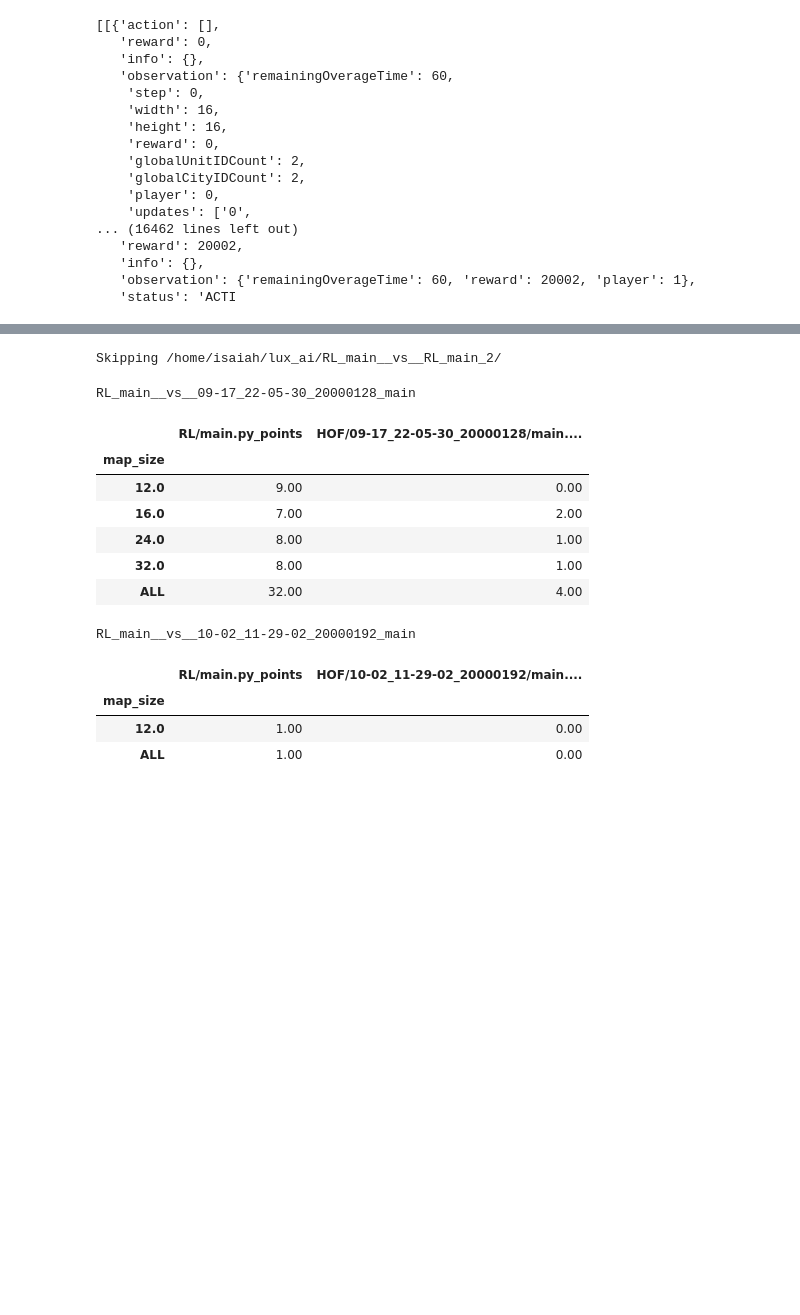
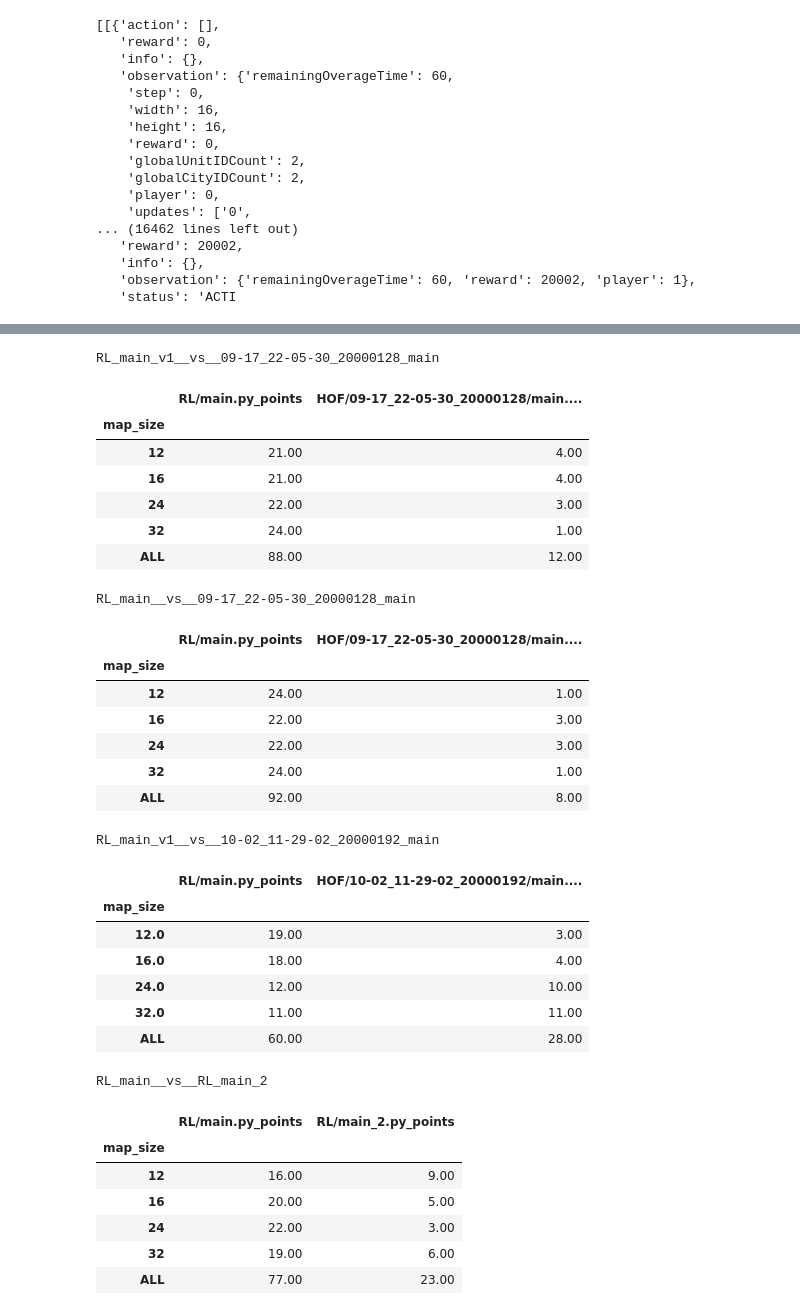
Before and after one commit to IsaiahPressman/Kaggle_Lux_AI_2021, a Jupyter notebook: Testing_and_Debugging.ipynb, the cells around one changed output, grey strips where cells are left out. Drawn from its saved outputs; the diff is of its cells as text; code cells hidden in the pictures; blank space fills up the shorter version.

```diff
--- a/Testing_and_Debugging.ipynb
+++ b/Testing_and_Debugging.ipynb
@@ -118,47 +118,67 @@ def extract_results_to_dict(
     }
 # %%
 replay_dirs = [
+    "/home/isaiah/lux_ai/RL_main_v1__vs__09-17_22-05-30_20000128_main/",
     "/home/isaiah/lux_ai/RL_main__vs__09-17_22-05-30_20000128_main/",
+    "/home/isaiah/lux_ai/RL_main_v1__vs__10-02_11-29-02_20000192_main",
     "/home/isaiah/lux_ai/RL_main__vs__10-02_11-29-02_20000192_main",
     "/home/isaiah/lux_ai/RL_main__vs__RL_main_2/"
 ]
 
 
 all_result_dfs = {}
 for replays_dir in replay_dirs:
     all_results = pd.DataFrame([extract_results_to_dict(file_name, verbose=False) for file_name in sorted(Path(replays_dir).glob("*.json"))]).dropna()
     if all_results.shape[0] == 0 or all_results.shape[1] == 0:
         print(f"Skipping {replays_dir}")
         continue
     agent_point_cols = []
     for agent_name in pd.unique(all_results[["p1", "p2"]].values.ravel()):
         apc = f"{agent_name}_points"
         agent_point_cols.append(apc)
         all_results[apc] = all_results["p1_points"].where(all_results["p1"] == agent_name, all_results["p2_points"])
 
     df_subset = all_results[["map_size", *agent_point_cols]]
     result = df_subset.groupby("map_size", as_index=False).sum()
     aggregate_result = df_subset.drop(["map_size"], axis=1).sum()
     aggregate_result["map_size"] = "ALL"
 
     result = result.append(aggregate_result, ignore_index=True).set_index("map_size")
     all_result_dfs[replays_dir] = result
 
 for replay_dir, df in all_result_dfs.items():
     display(df.style.set_caption(Path(replay_dir).stem))
     #display(df)
 # %% [output]
-Skipping /home/isaiah/lux_ai/RL_main__vs__RL_main_2/
+RL_main_v1__vs__09-17_22-05-30_20000128_main
+|  | RL/main.py_points | HOF/09-17_22-05-30_20000128/main.... |
+| map_size |  |  |
+| 12 | 21.00 | 4.00 |
+| 16 | 21.00 | 4.00 |
+| 24 | 22.00 | 3.00 |
+| 32 | 24.00 | 1.00 |
+| ALL | 88.00 | 12.00 |
 RL_main__vs__09-17_22-05-30_20000128_main
-|  | RL/main.py_points | HOF/09-17_22-05-30_20000128/main.... |
-| map_size |  |  |
-| 12.0 | 9.00 | 0.00 |
-| 16.0 | 7.00 | 2.00 |
-| 24.0 | 8.00 | 1.00 |
-| 32.0 | 8.00 | 1.00 |
-| ALL | 32.00 | 4.00 |
+|  | RL/main.py_points | HOF/09-17_22-05-30_20000128/main.... |
+| map_size |  |  |
+| 12 | 24.00 | 1.00 |
+| 16 | 22.00 | 3.00 |
+| 24 | 22.00 | 3.00 |
+| 32 | 24.00 | 1.00 |
+| ALL | 92.00 | 8.00 |
-RL_main__vs__10-02_11-29-02_20000192_main
+RL_main_v1__vs__10-02_11-29-02_20000192_main
-|  | RL/main.py_points | HOF/10-02_11-29-02_20000192/main.... |
-| map_size |  |  |
-| 12.0 | 1.00 | 0.00 |
-| ALL | 1.00 | 0.00 |
+|  | RL/main.py_points | HOF/10-02_11-29-02_20000192/main.... |
+| map_size |  |  |
+| 12.0 | 19.00 | 3.00 |
+| 16.0 | 18.00 | 4.00 |
+| 24.0 | 12.00 | 10.00 |
+| 32.0 | 11.00 | 11.00 |
+| ALL | 60.00 | 28.00 |
+RL_main__vs__RL_main_2
+|  | RL/main.py_points | RL/main_2.py_points |
+| map_size |  |  |
+| 12 | 16.00 | 9.00 |
+| 16 | 20.00 | 5.00 |
+| 24 | 22.00 | 3.00 |
+| 32 | 19.00 | 6.00 |
+| ALL | 77.00 | 23.00 |
```
Also changed, not shown: parts of 1 cell of this notebook.
